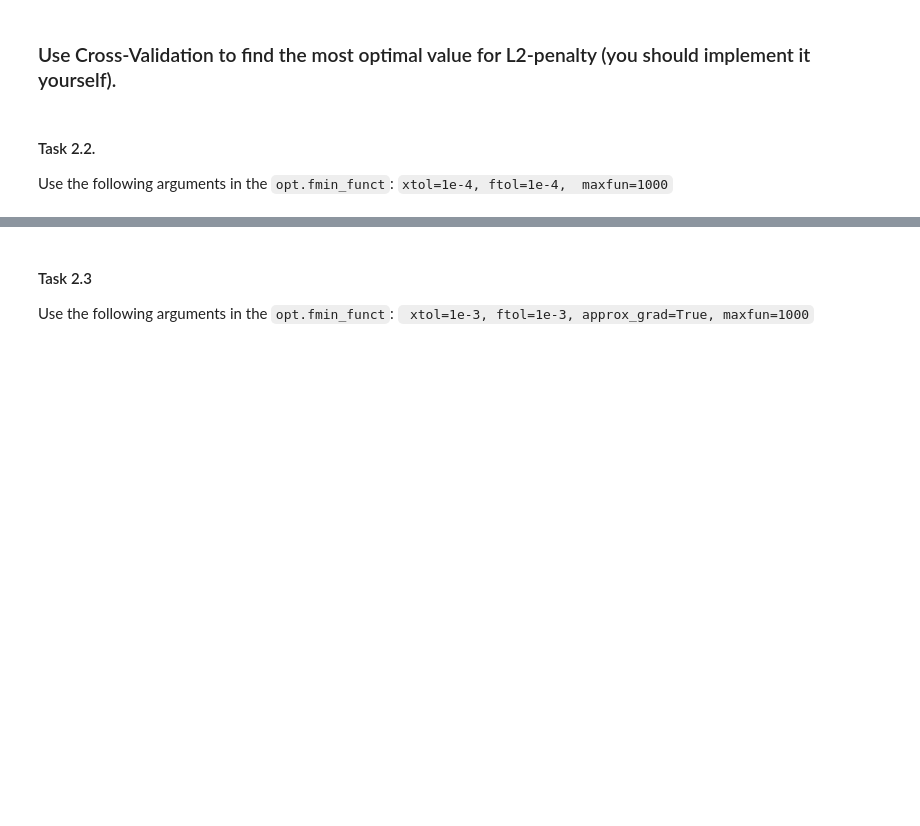
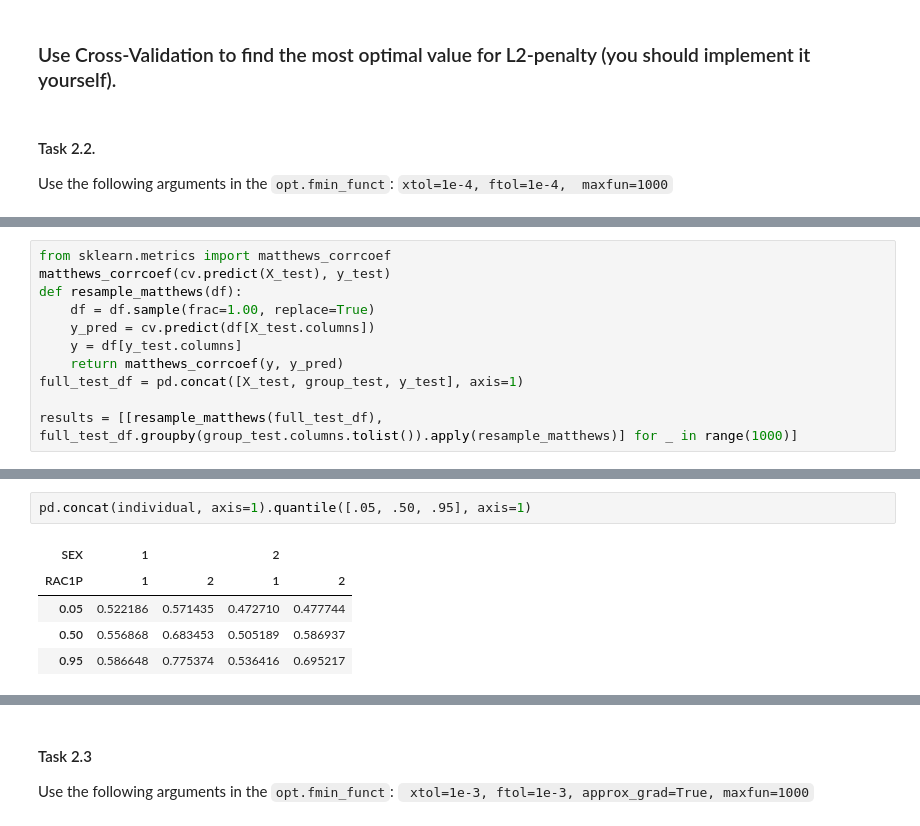
Before and after one commit to Ispanicus/fairness, a Jupyter notebook: asgnmt2_template_chris.ipynb, the cells around one changed output, grey strips where cells are left out. Drawn from its saved outputs; the diff is of its cells as text; blank space fills up the shorter version.

```diff
--- a/asgnmt2_template_chris.ipynb
+++ b/asgnmt2_template_chris.ipynb
@@ -289,0 +312,11 @@ RuntimeError: state = 1 weights_changed = False
+# %%
+from sklearn.metrics import matthews_corrcoef
+matthews_corrcoef(cv.predict(X_test), y_test)
+def resample_matthews(df):
+    df = df.sample(frac=1.00, replace=True)
+    y_pred = cv.predict(df[X_test.columns])
+    y = df[y_test.columns]
+    return matthews_corrcoef(y, y_pred)
+full_test_df = pd.concat([X_test, group_test, y_test], axis=1)
+
+results = [[resample_matthews(full_test_df), full_test_df.groupby(group_test.columns.tolist()).apply(resample_matthews)] for _ in range(1000)]
@@ -289,0 +331,8 @@ RuntimeError: state = 1 weights_changed = False
+# %%
+pd.concat(individual, axis=1).quantile([.05, .50, .95], axis=1)
+# %% [output]
+| SEX | 1 |  | 2 |  |
+| RAC1P | 1 | 2 | 1 | 2 |
+| 0.05 | 0.522186 | 0.571435 | 0.472710 | 0.477744 |
+| 0.50 | 0.556868 | 0.683453 | 0.505189 | 0.586937 |
+| 0.95 | 0.586648 | 0.775374 | 0.536416 | 0.695217 |
```
Also changed, not shown: parts of 20 cells of this notebook.
